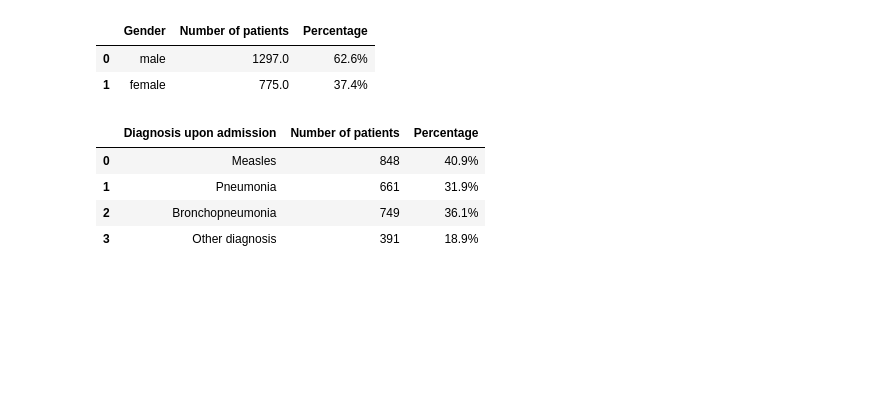
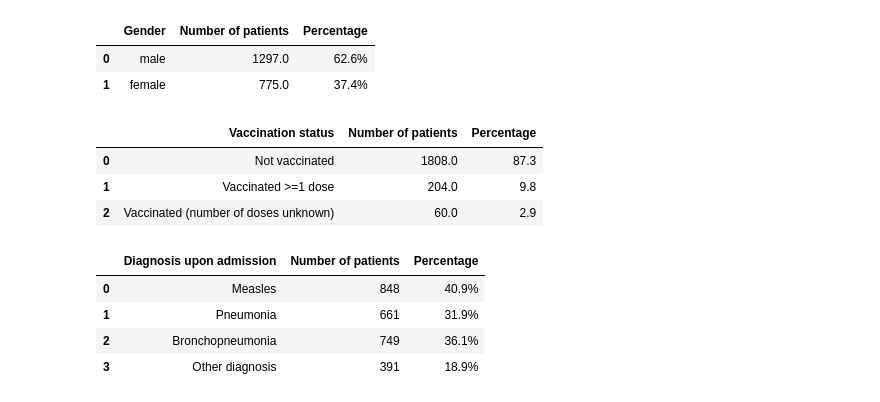
Before and after one commit to hung3a8/nhp-measles-analyse, a Jupyter notebook: Notebooks/Analyze/table1.ipynb, the cells around one changed output. Saved outputs shown, nothing was run; the diff lists cells and outputs as text; code cells hidden in the pictures; blank space fills up the shorter version.

```diff
--- a/Notebooks/Analyze/table1.ipynb
+++ b/Notebooks/Analyze/table1.ipynb
@@ -15,16 +60,36 @@ dataset = pd.read_csv(DATA, keep_default_na=False)
 # %%
 gender = ['male','female']
-patient_per_gender = np.zeros(2)
-patient_per_gender[1] = dataset['Female'].sum()
-patient_per_gender[0] = dataset.shape[0] - patient_per_gender[1]
-percent = np.round(patient_per_gender * 100 / dataset.shape[0], 1)
 
-gender = pd.DataFrame([gender,patient_per_gender,[str(i)+'%' for i in percent]],
+table = np.zeros((2))
+for i in range(2):
+    table[i] = len(dataset[ (dataset['Female'] == i) ])
+
+percent = np.round(table * 100 / dataset.shape[0], 1)
+
+df = pd.DataFrame([gender,table,[str(i)+'%' for i in percent]],
                         index = ['Gender','Number of patients','Percentage']).T
-display(gender)
+display(df)
 # %% [output]
 |  | Gender | Number of patients | Percentage |
 | 0 | male | 1297.0 | 62.6% |
 | 1 | female | 775.0 | 37.4% |
+# %%
+vac = ['0','>=1','NA']
+label = ['Not vaccinated','Vaccinated >=1 dose','Vaccinated (number of doses unknown)']
+table = np.zeros((3))
+
+for i in range(3):
+        table[i] = len(dataset[ (dataset['New vaccination'] == vac[i])])
+
+percent = np.round(table * 100 / dataset.shape[0], 1)
+
+df = pd.DataFrame([label, table, percent],
+                        index = ['Vaccination status','Number of patients','Percentage']).T
+display(df)
+# %% [output]
+|  | Vaccination status | Number of patients | Percentage |
+| 0 | Not vaccinated | 1808.0 | 87.3 |
+| 1 | Vaccinated >=1 dose | 204.0 | 9.8 |
+| 2 | Vaccinated (number of doses unknown) | 60.0 | 2.9 |
 # %%
 column_name = ['Measles','Pneumonia','Bronchopneumonia','Other diagnosis']
```
Also changed, not shown: parts of 7 cells of this notebook, 2 other files.
